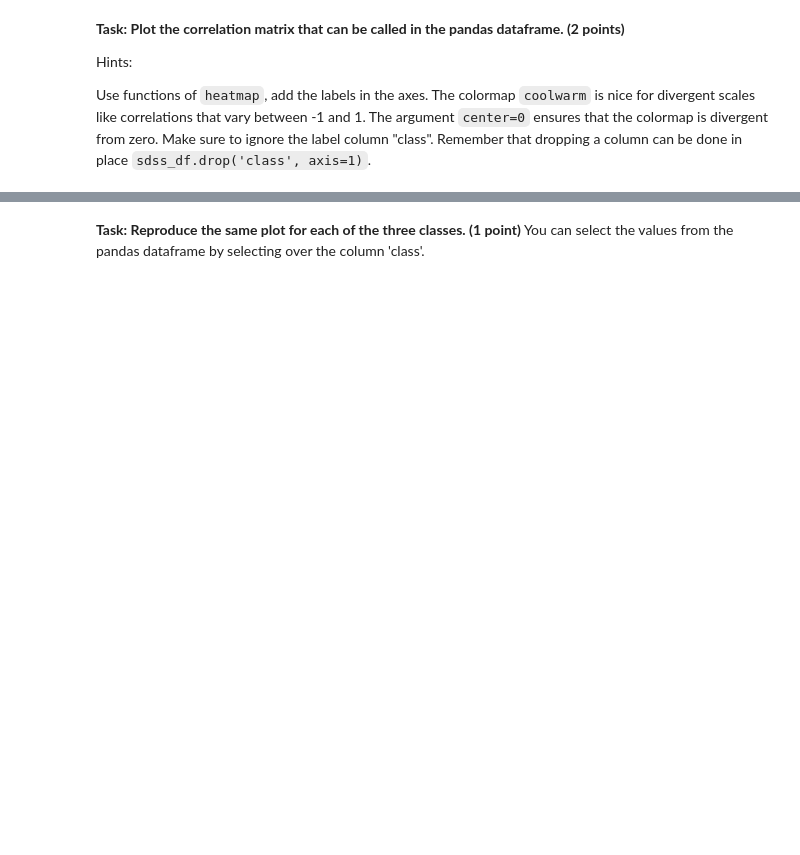
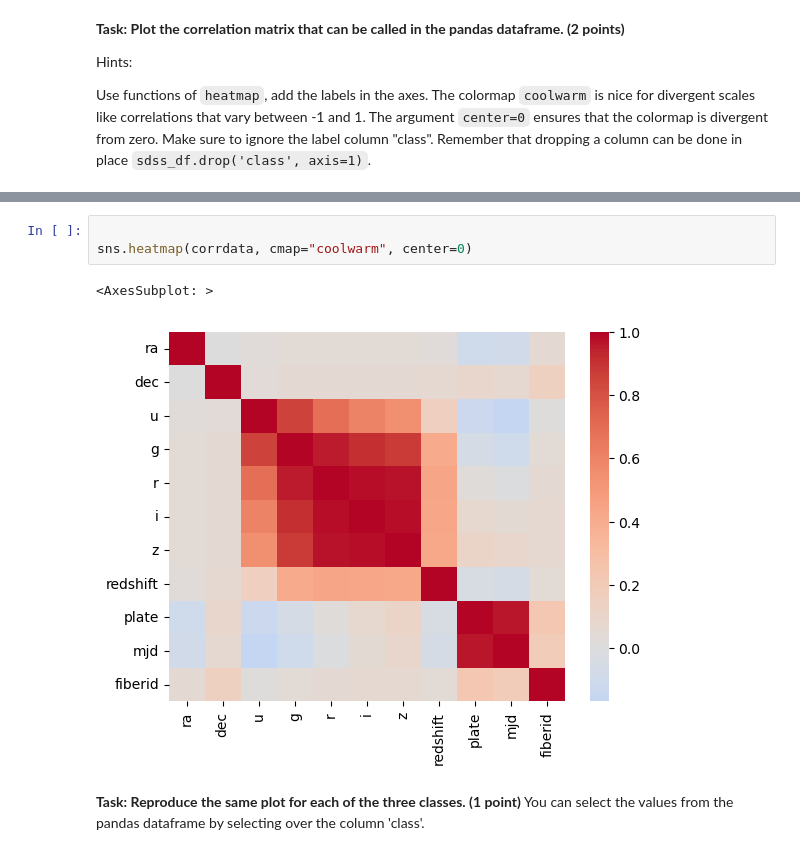
Before and after one commit to UW-ESS-DS/MLGeo2022_velgueta, a Jupyter notebook: Homework7/homework7.ipynb, the cells around one changed output, grey strips where cells are left out. Saved outputs shown, nothing was run; the diff lists cells and outputs as text; blank space fills up the shorter version.

```diff
--- a/Homework7/homework7.ipynb
+++ b/Homework7/homework7.ipynb
@@ -219,3 +234,9 @@ Use functions of ``heatmap``, add the labels in the axes. The colormap ``coolwar
+# %%
+
+sns.heatmap(corrdata, cmap="coolwarm", center=0)
+# %% [output]
+<AxesSubplot: >
+[figure, added]
 # %% [markdown]
 **Task: Reproduce the same plot for each of the three classes. (1 point)**
 You can select the values from the pandas dataframe by selecting over the column 'class'.
```
Also changed, not shown: parts of 12 cells of this notebook.
